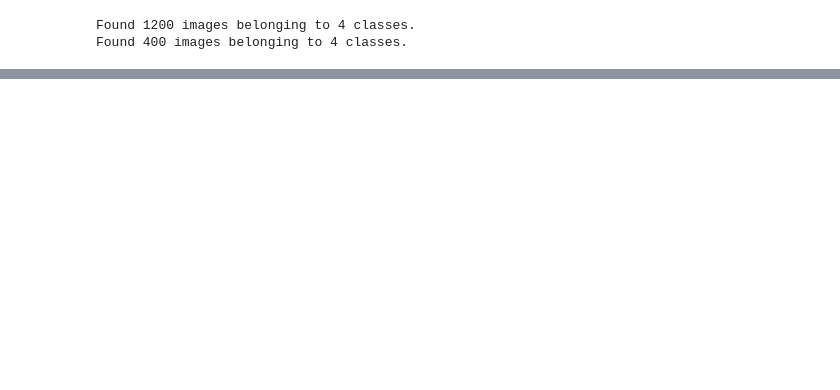
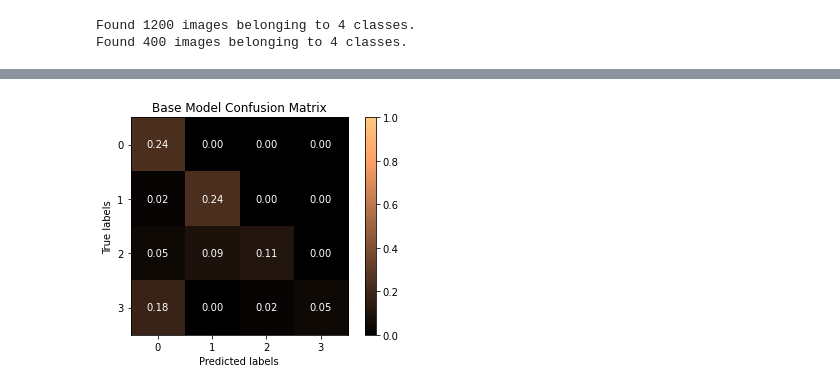
Before and after one commit to Zeth-Abney/Flatiron-school, a Jupyter notebook: phase-5/notebook.ipynb, the cells around one changed output, grey strips where cells are left out. Saved outputs shown, nothing was run; the diff lists cells and outputs as text; code cells hidden in the pictures; blank space fills up the shorter version.

```diff
--- a/phase-5/notebook.ipynb
+++ b/phase-5/notebook.ipynb
@@ -71,0 +186,10 @@ Found 400 images belonging to 4 classes.
+# %%
+base_model_results = base_model.fit(
+                     train_data_generator,
+                     batch_size=batch_size,
+                     epochs=1,
+                     steps_per_epoch=48,
+                     validation_data=test_data_generator,
+                     validation_batch_size=batch_size,
+                     validation_steps=16
+                     )
@@ -71,0 +198,2 @@ Found 400 images belonging to 4 classes.
+# %%
+base_acc, base_loss, base_report, base_matrix, base_labels = ptk.evaluate_model(base_model,test_data_generator)
@@ -71,0 +217,4 @@ Found 400 images belonging to 4 classes.
+# %%
+ptk.viz_confusion_matrix(base_matrix,'Base Model Confusion Matrix')
+# %% [output]
+[figure, added]
```
Also changed, not shown: parts of 15 cells of this notebook, 1 other file.
